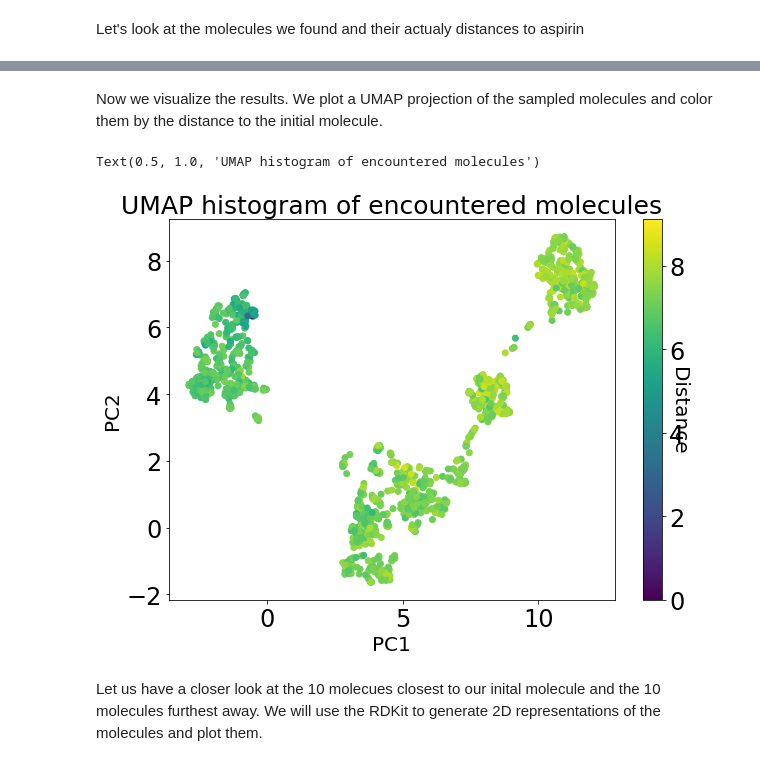
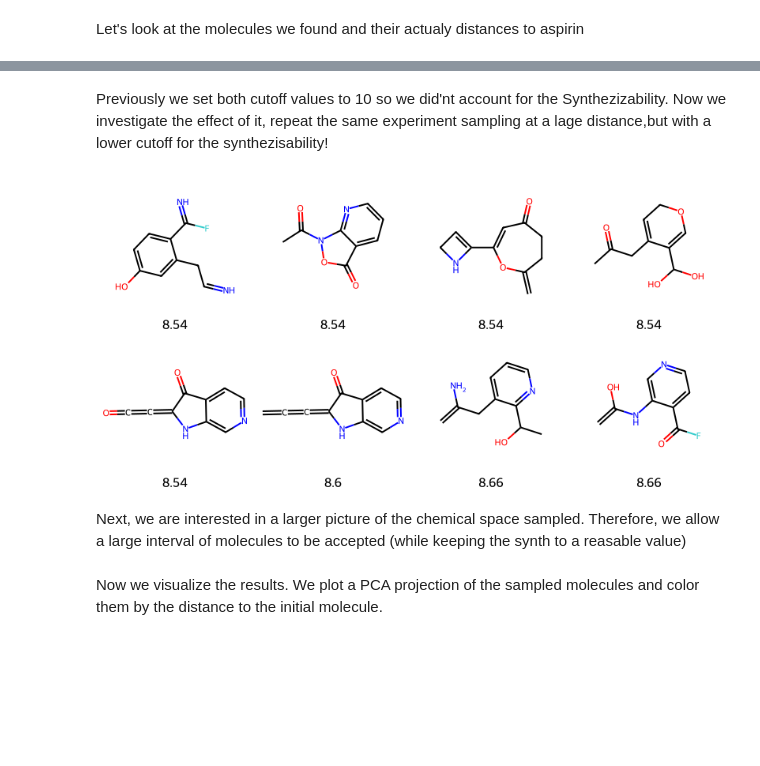
Before and after one commit to kvkarandashev/mosaics-dev, a Jupyter notebook: examples/05_chemspacesampler/tutorial/tutorial.ipynb, the cells around one changed output, grey strips where cells are left out. Cells and saved outputs as stored; diff of their text form; code cells hidden in the pictures; blank space fills up the shorter version.

```diff
--- a/examples/05_chemspacesampler/tutorial/tutorial.ipynb
+++ b/examples/05_chemspacesampler/tutorial/tutorial.ipynb
@@ -183,0 +206,38 @@ Next, we load the results konverting Konstantins trajectoty random work points t
+# %% [markdown]
+Previously we set both cutoff values to 10 so we did'nt account for the Synthezizability.
+Now we investigate the effect of it, repeat the same experiment sampling at a lage distance,but
+with a lower cutoff for the synthezisability!
+# %%
+params = {
+    'min_d': 8.5,
+    'max_d': 200.0,
+    'V_0_pot': 1,
+    'strictly_in': True,
+    'V_0_synth': 0.05,
+    'synth_cut_soft':4,
+    'synth_cut_hard':5,
+    'NPAR': 3,
+    'Nsteps': 20,
+    'bias_strength': "none",
+    'possible_elements': ["C", "O", "N", "F"],
+    'not_protonated': None,
+    'forbidden_bonds': [(8, 9), (8, 8), (9, 9), (7, 7)],
+    'nhatoms_range': [13, 13],
+    'betas': gen_exp_beta_array(4, 1.0, 32, max_real_beta=8.0),
+    'make_restart_frequency': None,
+    "rep_type": "2d",
+    "nBits": 2048,
+    'rep_name': 'ECFP',
+    'mmff_check': True,
+    "verbose": False}
+
+MOLS, D = chemspace_potentials.chemspacesampler_ECFP(smiles=aspirin, params=params)
+# %%
+rdkit_mols = [Chem.MolFromSmiles(smiles) for smiles in MOLS]
+img = Draw.MolsToGridImage(rdkit_mols, molsPerRow=4, subImgSize=(200, 200), legends=[str(round(d, 2)) for d in D])
+display(img)
+# %% [output]
+[figure, added]
+# %% [markdown]
+Next, we are interested in a larger picture of the chemical space sampled. Therefore, we
+allow a large interval of molecules to be accepted (while keeping the synth to a reasable value)
@@ -184,17 +269,12 @@ Next, we load the results konverting Konstantins trajectoty random work points t
 # %% [markdown]
-Now we visualize the results. We plot a UMAP projection of the sampled molecules and color them by the distance to the initial molecule.
+Now we visualize the results. We plot a PCA projection of the sampled molecules and color them by the distance to the initial molecule.
 # %%
 #plot the pca
 plt.figure(figsize=(10,7))
-plt.scatter(X_2d[:,0], X_2d[:,1], c=distances_explored, cmap="viridis")
+plt.scatter(X_2d[:,0], X_2d[:,1], c=D, cmap="viridis")
 
 cbar = plt.colorbar()
 cbar.set_label('Distance', rotation=270, fontsize=20)
 plt.xlabel("PC1", fontsize=20)
 plt.ylabel("PC2", fontsize=20)
-plt.title("UMAP histogram of encountered molecules", fontsize=25)
+plt.title("PCA of encountered molecules", fontsize=25)
-# %% [output]
-Text(0.5, 1.0, 'UMAP histogram of encountered molecules')
-[figure, removed]
-# %% [markdown]
-Let us have a closer look at the 10 molecues closest to our inital molecule and the 10 molecules furthest away. We will use the RDKit to generate 2D representations of the molecules and plot them.
```
Also changed, not shown: parts of 18 cells of this notebook.
